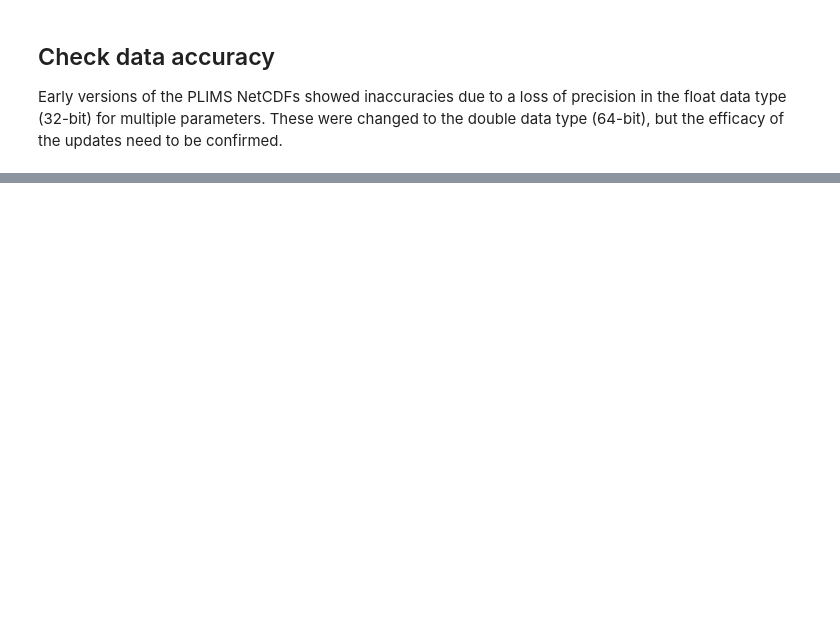
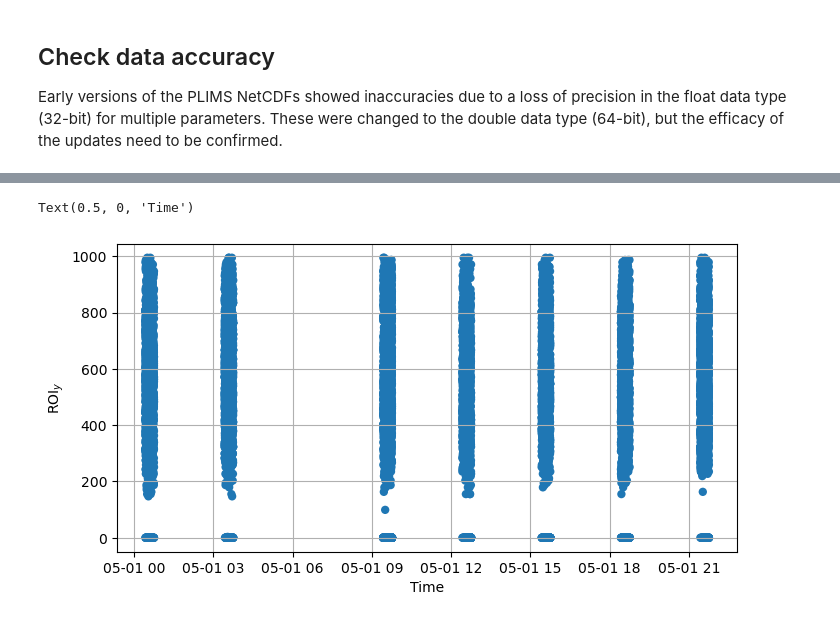
Before and after one commit to cooleyky/pioneer-21, a Jupyter notebook: Dev0_PLIMS_Testing.ipynb, the cells around one changed output, grey strips where cells are left out. Saved outputs shown, nothing was run; the diff lists cells and outputs as text; code cells hidden in the pictures; blank space fills up the shorter version.

```diff
--- a/Dev0_PLIMS_Testing.ipynb
+++ b/Dev0_PLIMS_Testing.ipynb
@@ -641,0 +1002,9 @@ No offset.
+# %%
+plt.figure(figsize=(8,4))
+plt.scatter(data_adcsci["time"], data_adcsci["roi_y"], edgecolors="none")
+plt.grid()
+plt.ylabel("ROI$_y$")
+plt.xlabel("Time")
+# %% [output]
+Text(0.5, 0, 'Time')
+[figure, added]
```
Also changed, not shown: parts of 46 cells of this notebook.
